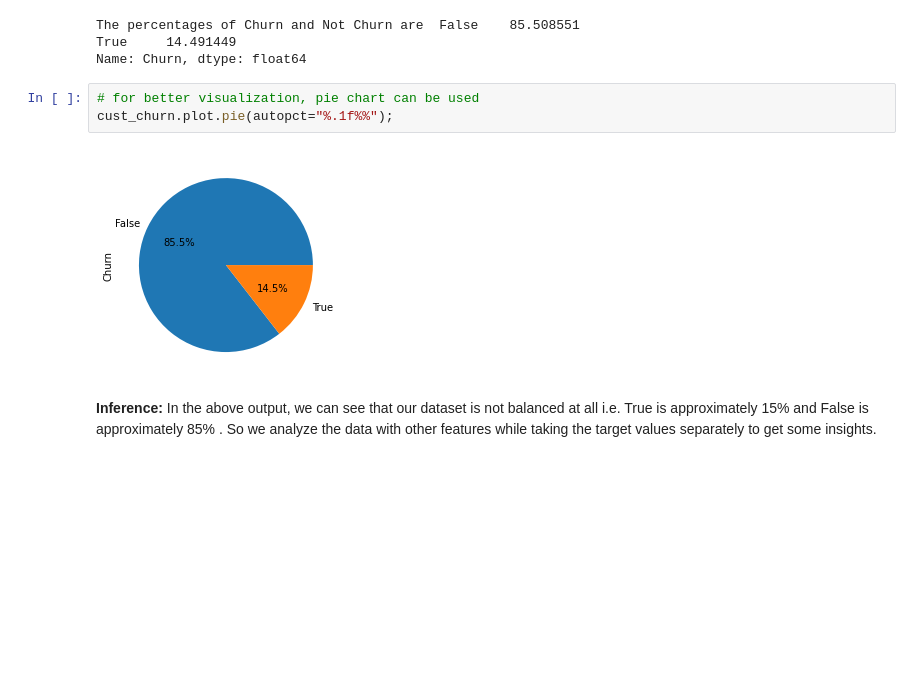
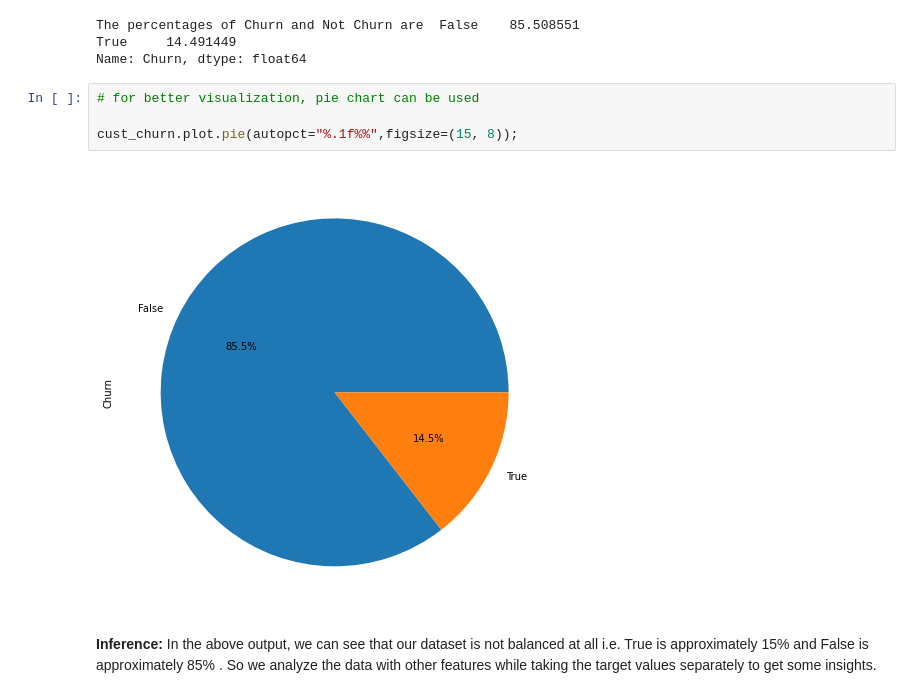
Before and after one commit to mladekar/EDA-Project-Telecom-Churn-Analysis, a Jupyter notebook: Telecom_Churn_Analysis_Capstone_Project.ipynb, the cells around one changed output. Saved outputs shown, nothing was run; the diff lists cells and outputs as text; blank space fills up the shorter version.

```diff
--- a/Telecom_Churn_Analysis_Capstone_Project.ipynb
+++ b/Telecom_Churn_Analysis_Capstone_Project.ipynb
@@ -116,9 +116,10 @@ True     14.491449
 Name: Churn, dtype: float64
 # %%
 # for better visualization, pie chart can be used
-cust_churn.plot.pie(autopct="%.1f%%");
+
+cust_churn.plot.pie(autopct="%.1f%%",figsize=(15, 8));
 # %% [output]
-[figure, old version]
+[figure, new version]
 # %% [markdown]
 **Inference:** In the above output, we can see that our dataset is not balanced at all i.e. True is approximately 15% and False is approximately 85% .
 So we analyze the data with other features while taking the target values separately to get some insights.
```
Also changed, not shown: parts of 14 cells of this notebook.
